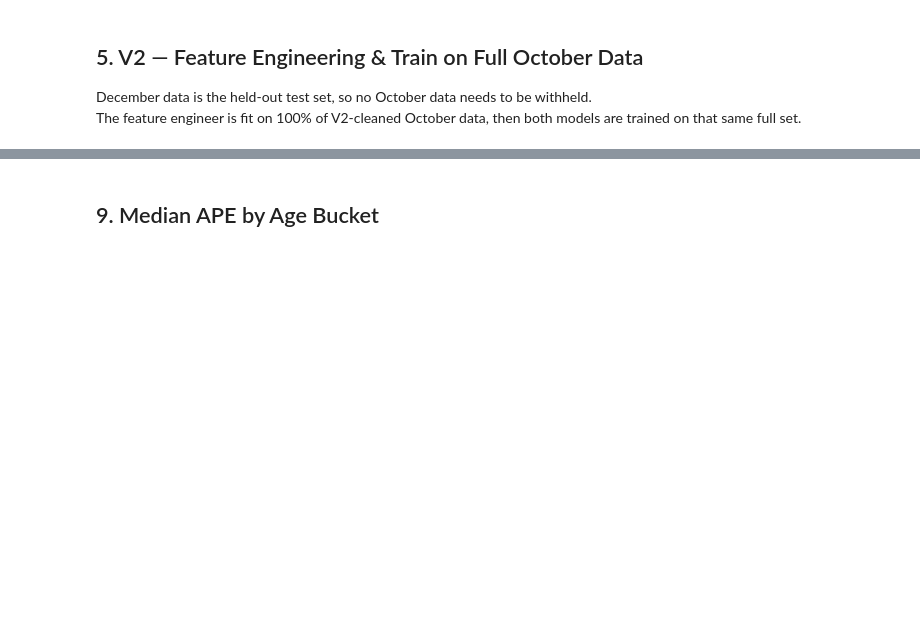
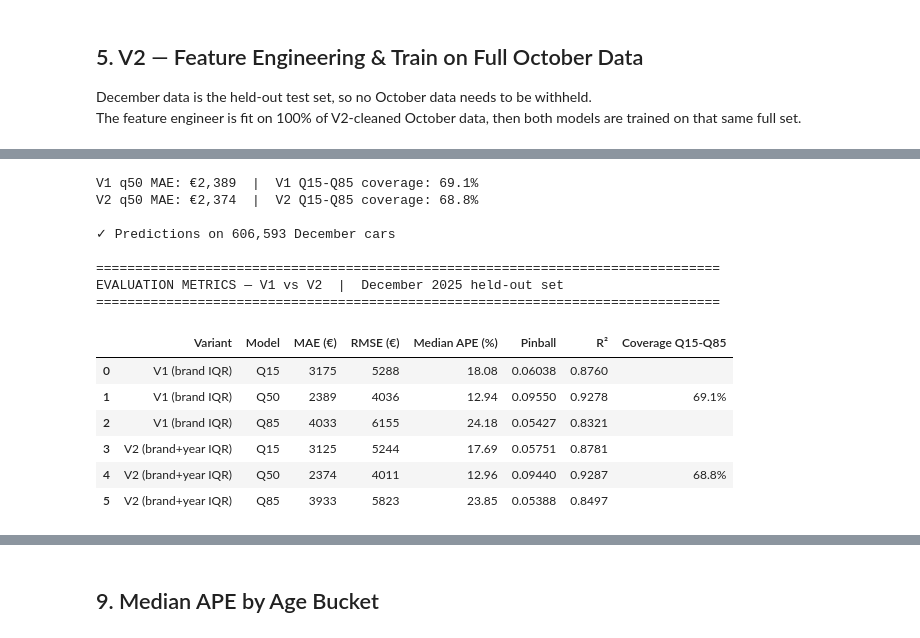
Before and after one commit to brunothefirst/car_price_prediction, a Jupyter notebook: notebooks/12_lean_v1_vs_v2_cleaning.ipynb, the cells around one changed output, grey strips where cells are left out. Saved outputs shown, nothing was run; the diff lists cells and outputs as text; code cells hidden in the pictures; blank space fills up the shorter version.

```diff
--- a/notebooks/12_lean_v1_vs_v2_cleaning.ipynb
+++ b/notebooks/12_lean_v1_vs_v2_cleaning.ipynb
@@ -358,0 +342,80 @@ display(metrics_df)
+# %%
+# ── V1 predictions on December ────────────────────────────────────────────────
+# V1's FE was fit on V1-cleaned October data — we apply it to December cars
+df_dec_fe_v1 = fe_v1.transform(df_dec.drop(['price', 'log_price']))
+X_dec_v1     = select_lean(df_dec_fe_v1, feat_cols_v1)
+
+preds_v1_log = {}
+preds_v1_eur = {}
+for label, m in models_v1.items():
+    preds_v1_log[label] = m.predict(X_dec_v1)
+    preds_v1_eur[label] = np.exp(preds_v1_log[label])
+
+# ── V2 predictions on December ────────────────────────────────────────────────
+# V2's FE was fit on 100% of V2-cleaned October data — apply to December
+df_dec_fe_v2 = fe_v2.transform(df_dec.drop(['price', 'log_price']))
+X_dec_v2     = select_lean(df_dec_fe_v2, LEAN_FEATURES)
+
+preds_v2_log = {}
+preds_v2_eur = {}
+for label, m in models_v2.items():
+    preds_v2_log[label] = m.predict(X_dec_v2)
+    preds_v2_eur[label] = np.exp(preds_v2_log[label])
+
+# ── Summary metrics ────────────────────────────────────────────────────────────
+mae_v1 = mean_absolute_error(y_dec_eur, preds_v1_eur['q50'])
+mae_v2 = mean_absolute_error(y_dec_eur, preds_v2_eur['q50'])
+cov_v1 = np.mean((preds_v1_eur['q15'] <= y_dec_eur) & (y_dec_eur <= preds_v1_eur['q85'])) * 100
+cov_v2 = np.mean((preds_v2_eur['q15'] <= y_dec_eur) & (y_dec_eur <= preds_v2_eur['q85'])) * 100
+
+print(f'V1 q50 MAE: €{mae_v1:,.0f}  |  V1 Q15-Q85 coverage: {cov_v1:.1f}%')
+print(f'V2 q50 MAE: €{mae_v2:,.0f}  |  V2 Q15-Q85 coverage: {cov_v2:.1f}%')
+print(f'\n✓ Predictions on {len(y_dec_eur):,} December cars')
+
+# ── Metrics table ──────────────────────────────────────────────────────────────
+def pinball_loss(y_true, y_pred, alpha):
+    errors = y_true - y_pred
+    return float(np.mean(np.where(errors >= 0, alpha * errors, (alpha - 1) * errors)))
+
+def full_metrics(y_true, p_log, p_eur, variant):
+    act, p15, p85 = y_true, p_eur['q15'], p_eur['q85']
+    rows = []
+    for alpha, label in [(0.15, 'q15'), (0.50, 'q50'), (0.85, 'q85')]:
+        pred = p_eur[label]
+        rows.append({
+            'Variant':        variant,
+            'Model':          label.upper(),
+            'MAE (€)':        round(mean_absolute_error(act, pred)),
+            'RMSE (€)':       round(np.sqrt(mean_squared_error(act, pred))),
+            'Median APE (%)': round(float(np.median(np.abs(act - pred) / np.clip(act, 1, None) * 100)), 2),
+            'Pinball':        round(pinball_loss(np.log(np.clip(act, 1e-6, None)), p_log[label], alpha), 5),
+            'R²':             round(r2_score(act, pred), 4),
+        })
+    rows[1]['Coverage Q15-Q85'] = f'{round(np.mean((p15 <= act) & (act <= p85)) * 100, 1)}%'
+    return rows
+
+metrics_df = pd.DataFrame(
+    full_metrics(y_dec_eur, preds_v1_log, preds_v1_eur, 'V1 (brand IQR)') +
+    full_metrics(y_dec_eur, preds_v2_log, preds_v2_eur, 'V2 (brand+year IQR)')
+).fillna('')
+
+print('\n' + '='*80)
+print('EVALUATION METRICS — V1 vs V2  |  December 2025 held-out set')
+print('='*80)
+display(metrics_df)
+# %% [output]
+V1 q50 MAE: €2,389  |  V1 Q15-Q85 coverage: 69.1%
+V2 q50 MAE: €2,374  |  V2 Q15-Q85 coverage: 68.8%
+
+✓ Predictions on 606,593 December cars
+
+================================================================================
+EVALUATION METRICS — V1 vs V2  |  December 2025 held-out set
+================================================================================
+|  | Variant | Model | MAE (€) | RMSE (€) | Median APE (%) | Pinball | R² | Coverage Q15-Q85 |
+| 0 | V1 (brand IQR) | Q15 | 3175 | 5288 | 18.08 | 0.06038 | 0.8760 |  |
+| 1 | V1 (brand IQR) | Q50 | 2389 | 4036 | 12.94 | 0.09550 | 0.9278 | 69.1% |
+| 2 | V1 (brand IQR) | Q85 | 4033 | 6155 | 24.18 | 0.05427 | 0.8321 |  |
+| 3 | V2 (brand+year IQR) | Q15 | 3125 | 5244 | 17.69 | 0.05751 | 0.8781 |  |
+| 4 | V2 (brand+year IQR) | Q50 | 2374 | 4011 | 12.96 | 0.09440 | 0.9287 | 68.8% |
+| 5 | V2 (brand+year IQR) | Q85 | 3933 | 5823 | 23.85 | 0.05388 | 0.8497 |  |
```
Also changed, not shown: parts of 21 cells of this notebook, 7 other files.
